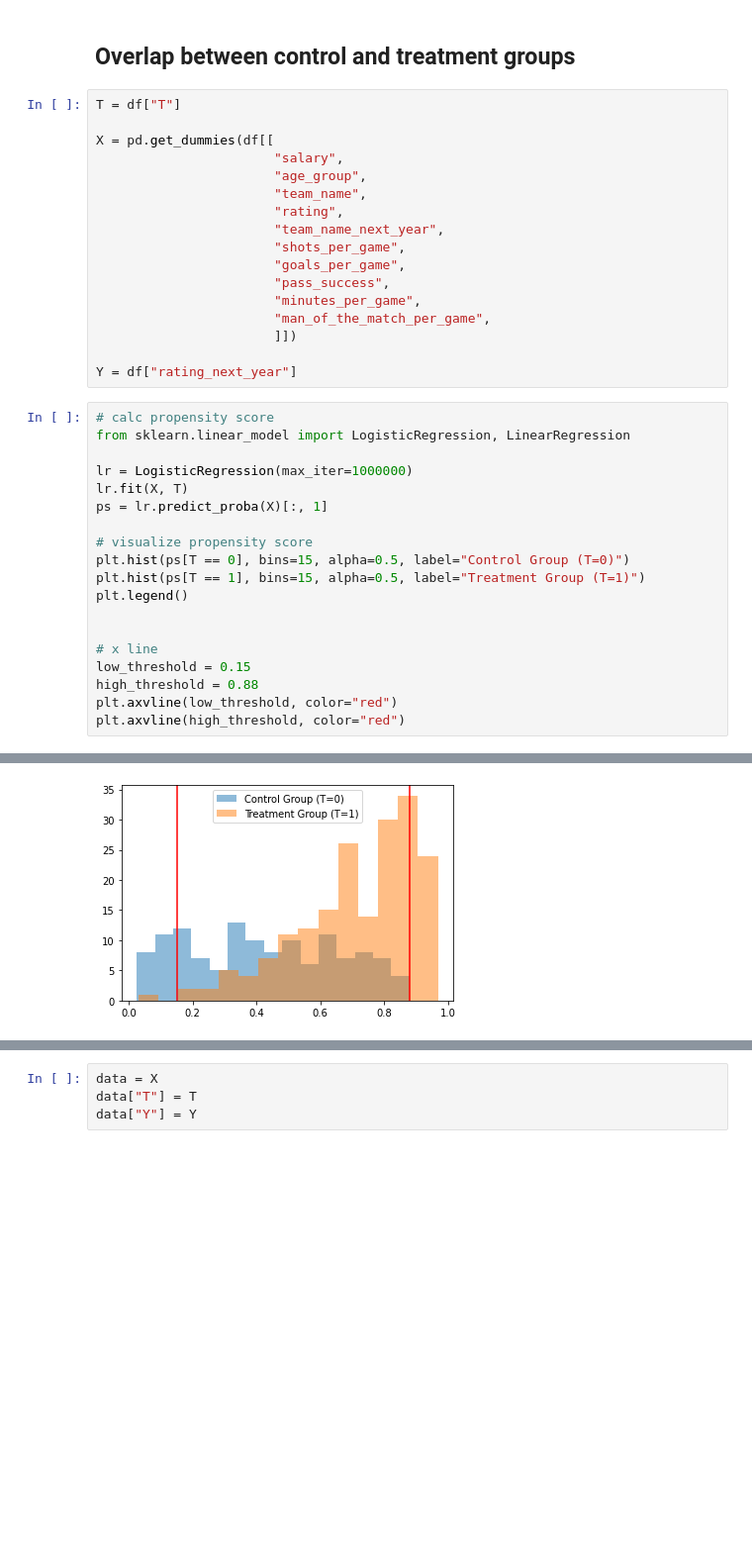
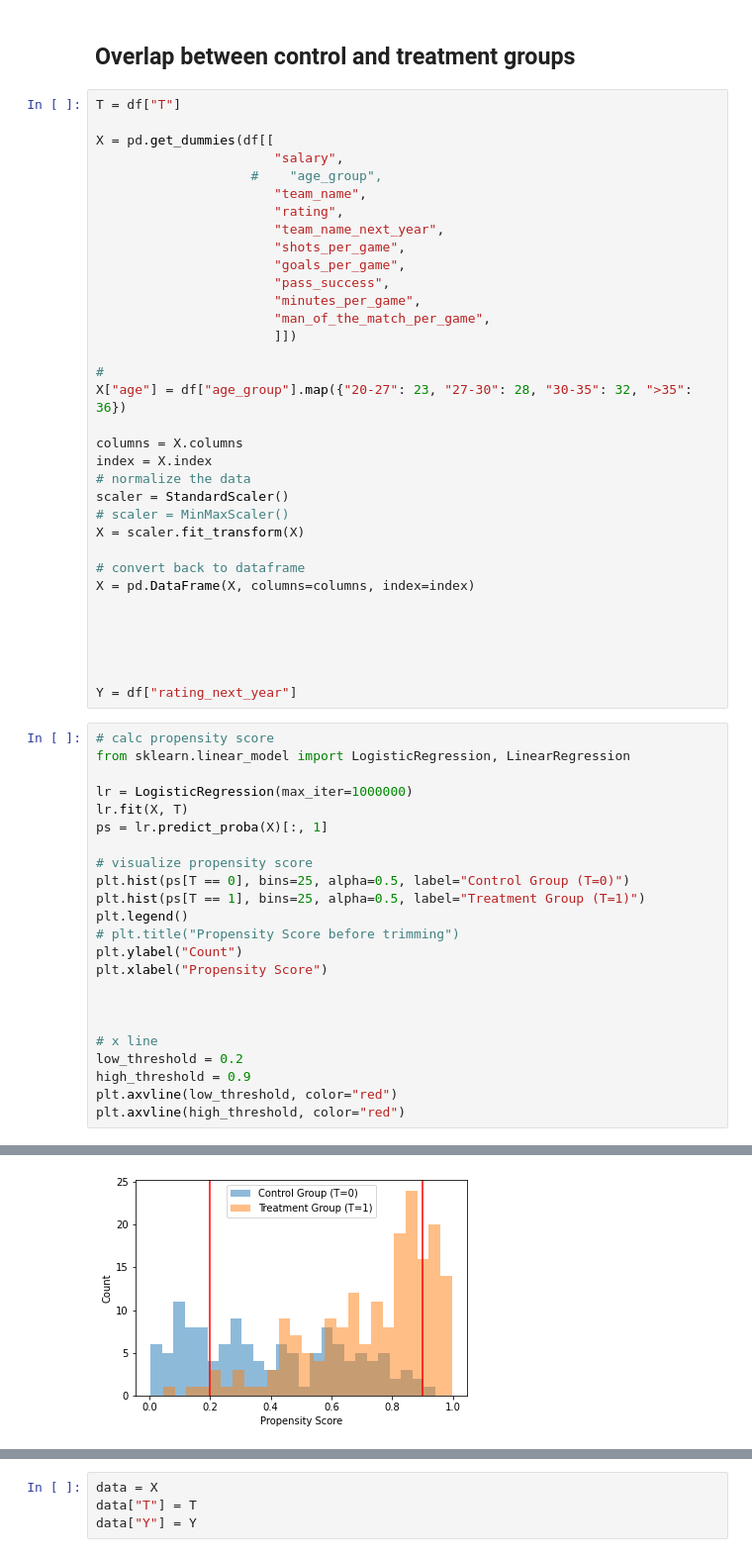
Before and after one commit to or7r/Casual-Inference-Soccer, a Jupyter notebook: Data-Analysis.ipynb, the cells around one changed output, grey strips where cells are left out. Shown at 99% size. Saved outputs shown, nothing was run; the diff lists cells and outputs as text; blank space fills up the shorter version.

```diff
--- a/Data-Analysis.ipynb
+++ b/Data-Analysis.ipynb
@@ -70,7 +80,7 @@ T = df["T"]
 
 X = pd.get_dummies(df[[
                        "salary",
-                       "age_group",
+                    #    "age_group",
                        "team_name",
                        "rating",
                        "team_name_next_year",
@@ -81,26 +91,47 @@ X = pd.get_dummies(df[[
                        "man_of_the_match_per_game",
                        ]])
 
+#
+X["age"] = df["age_group"].map({"20-27": 23, "27-30": 28, "30-35": 32, ">35": 36})
+
+columns = X.columns
+index = X.index
+# normalize the data
+scaler = StandardScaler()
+# scaler = MinMaxScaler()
+X = scaler.fit_transform(X)
+
+# convert back to dataframe
+X = pd.DataFrame(X, columns=columns, index=index)
+
+
+
+
+
 Y = df["rating_next_year"]
 # %%
 # calc propensity score
 from sklearn.linear_model import LogisticRegression, LinearRegression
 
 lr = LogisticRegression(max_iter=1000000)
 lr.fit(X, T)
 ps = lr.predict_proba(X)[:, 1]
 
 # visualize propensity score
-plt.hist(ps[T == 0], bins=15, alpha=0.5, label="Control Group (T=0)")
-plt.hist(ps[T == 1], bins=15, alpha=0.5, label="Treatment Group (T=1)")
+plt.hist(ps[T == 0], bins=25, alpha=0.5, label="Control Group (T=0)")
+plt.hist(ps[T == 1], bins=25, alpha=0.5, label="Treatment Group (T=1)")
 plt.legend()
+# plt.title("Propensity Score before trimming")
+plt.ylabel("Count")
+plt.xlabel("Propensity Score")
+
 
 
 # x line
-low_threshold = 0.15
-high_threshold = 0.88
+low_threshold = 0.2
+high_threshold = 0.9
 plt.axvline(low_threshold, color="red")
 plt.axvline(high_threshold, color="red")
 # %% [output]
 <matplotlib.lines.Line2D at 0x...>
-[figure, old version]
+[figure, new version]
```
Also changed, not shown: parts of 20 cells of this notebook, 1 other file.
